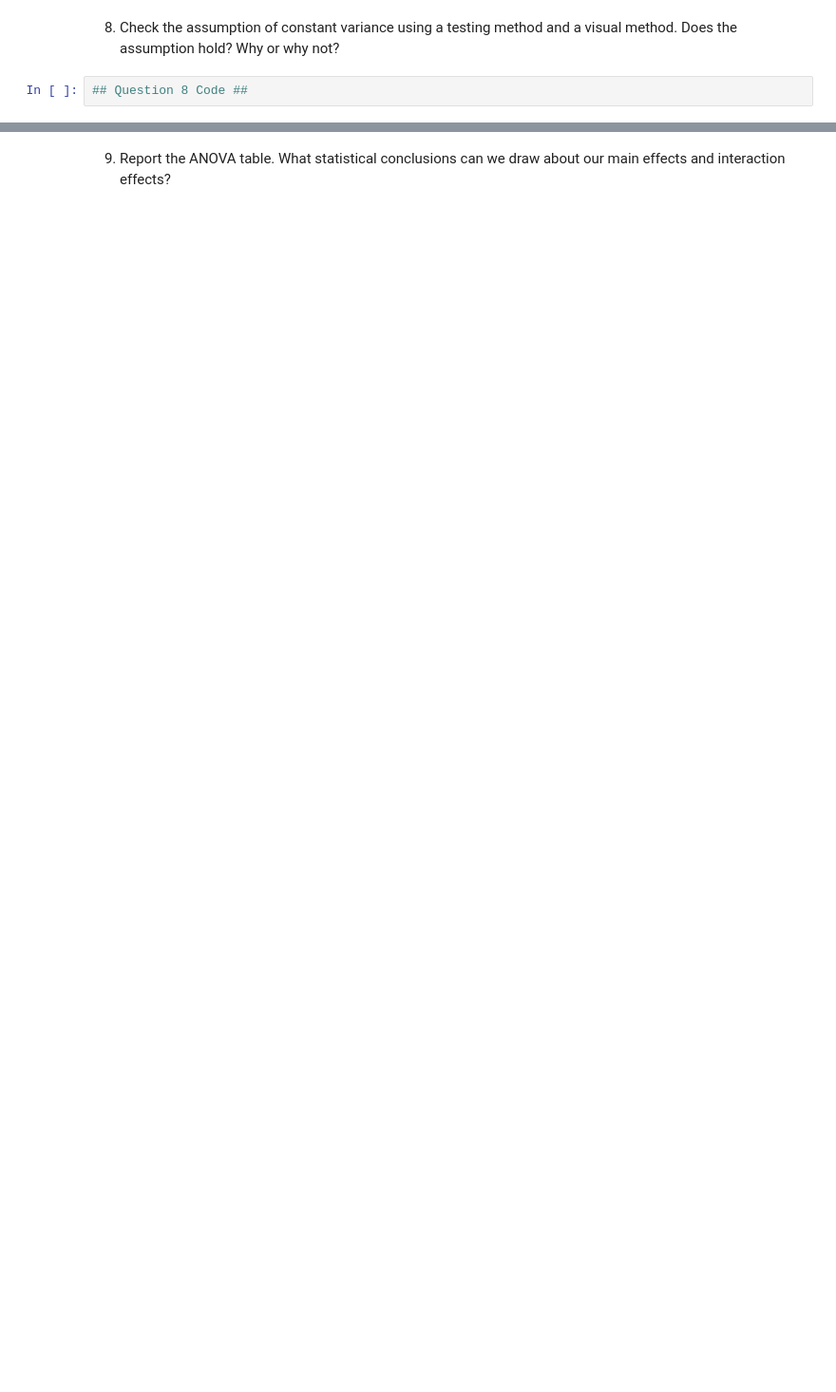
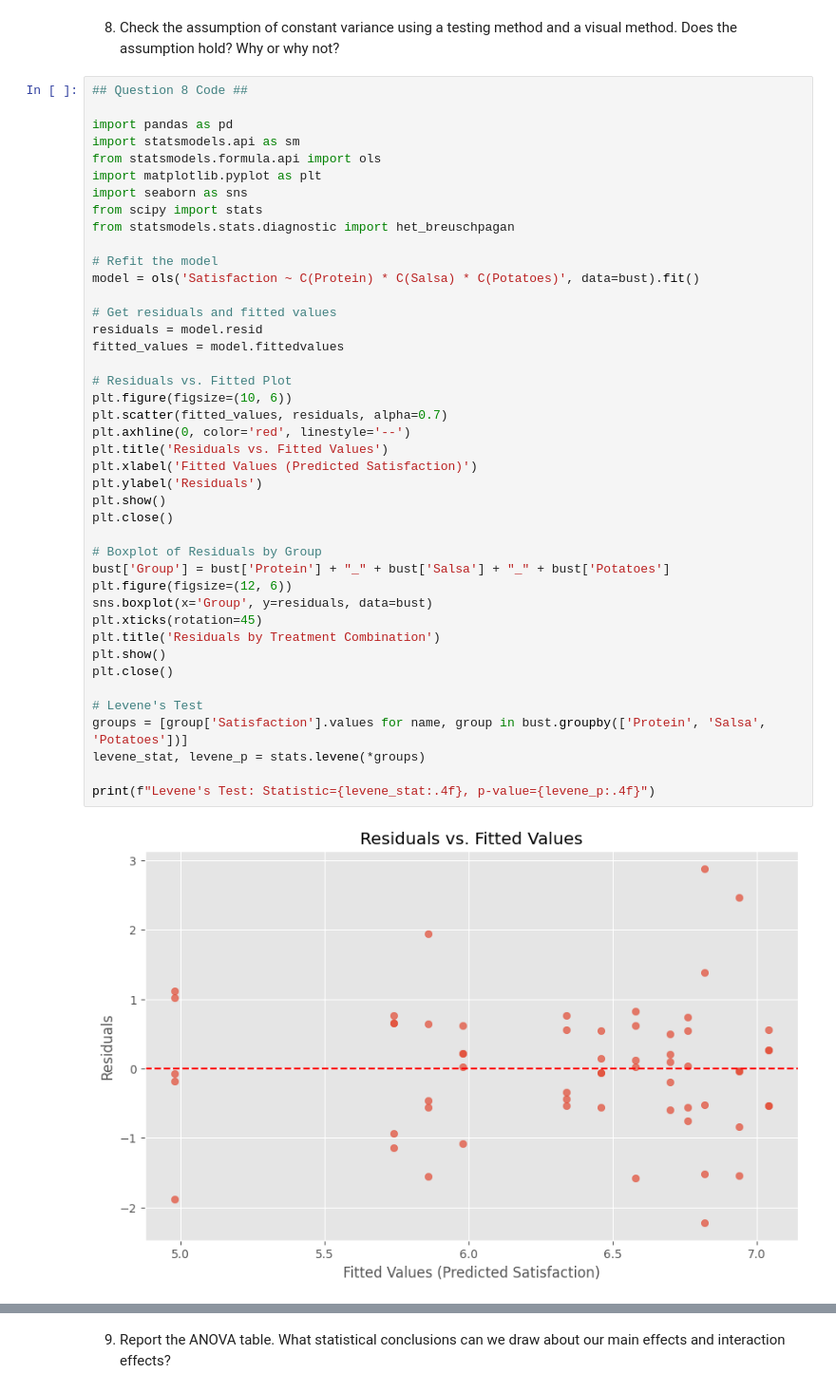
Before and after one commit to cmuriithi/STAT-7220-Applied-Experimental-Design, a Jupyter notebook: Assignments/Final-Exam/Final-Exam.ipynb, the cells around one changed output, grey strips where cells are left out. Shown at 95% size. Saved outputs shown, nothing was run; the diff lists cells and outputs as text; blank space fills up the shorter version.

```diff
--- a/Assignments/Final-Exam/Final-Exam.ipynb
+++ b/Assignments/Final-Exam/Final-Exam.ipynb
@@ -149,3 +353,45 @@ print(f"📂 Changed directory to: {os.getcwd()}")
 8. Check the assumption of constant variance using a testing method and a visual method. Does the assumption hold? Why or why not?
 # %%
 ## Question 8 Code ##
+
+import pandas as pd
+import statsmodels.api as sm
+from statsmodels.formula.api import ols
+import matplotlib.pyplot as plt
+import seaborn as sns
+from scipy import stats
+from statsmodels.stats.diagnostic import het_breuschpagan
+
+# Refit the model
+model = ols('Satisfaction ~ C(Protein) * C(Salsa) * C(Potatoes)', data=bust).fit()
+
+# Get residuals and fitted values
+residuals = model.resid
+fitted_values = model.fittedvalues
+
+# Residuals vs. Fitted Plot
+plt.figure(figsize=(10, 6))
+plt.scatter(fitted_values, residuals, alpha=0.7)
+plt.axhline(0, color='red', linestyle='--')
+plt.title('Residuals vs. Fitted Values')
+plt.xlabel('Fitted Values (Predicted Satisfaction)')
+plt.ylabel('Residuals')
+plt.show()
+plt.close()
+
+# Boxplot of Residuals by Group
+bust['Group'] = bust['Protein'] + "_" + bust['Salsa'] + "_" + bust['Potatoes']
+plt.figure(figsize=(12, 6))
+sns.boxplot(x='Group', y=residuals, data=bust)
+plt.xticks(rotation=45)
+plt.title('Residuals by Treatment Combination')
+plt.show()
+plt.close()
+
+# Levene's Test
+groups = [group['Satisfaction'].values for name, group in bust.groupby(['Protein', 'Salsa', 'Potatoes'])]
+levene_stat, levene_p = stats.levene(*groups)
+
+print(f"Levene's Test: Statistic={levene_stat:.4f}, p-value={levene_p:.4f}")
+# %% [output]
+[figure, added]
```
Also changed, not shown: parts of 14 cells of this notebook.
